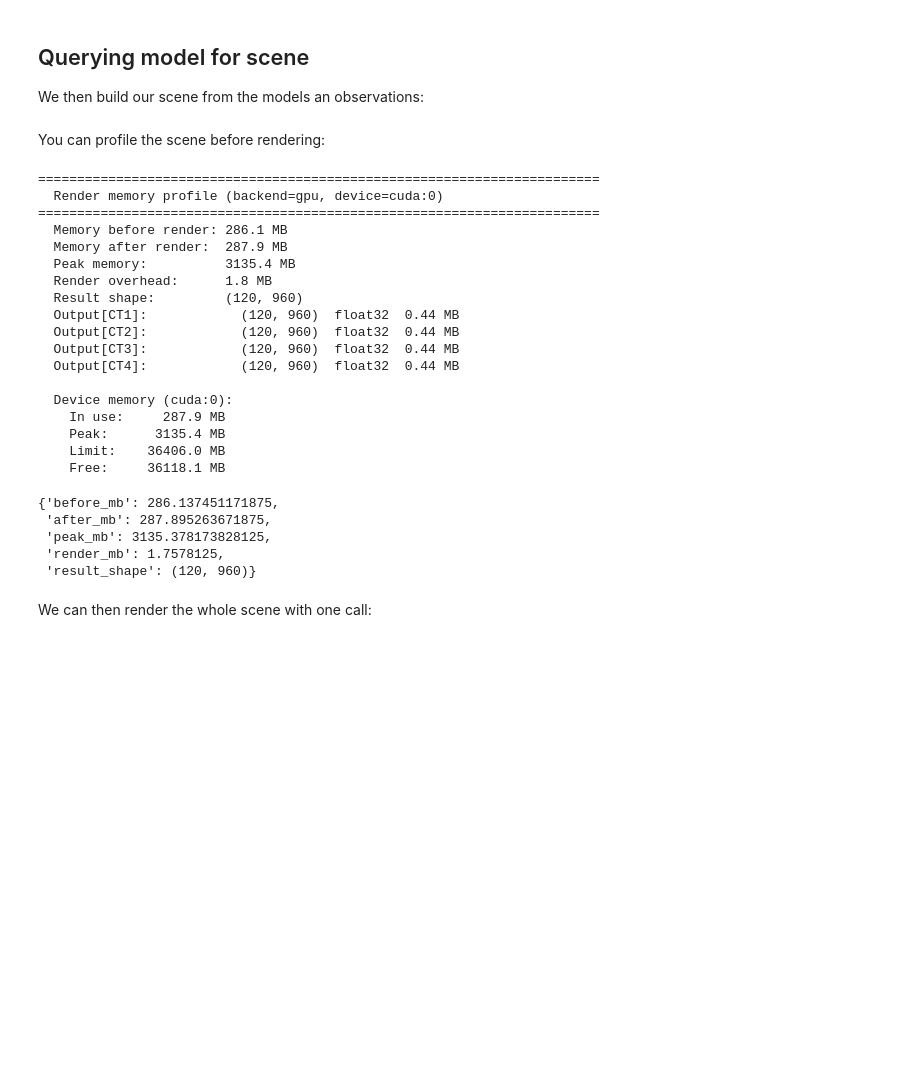
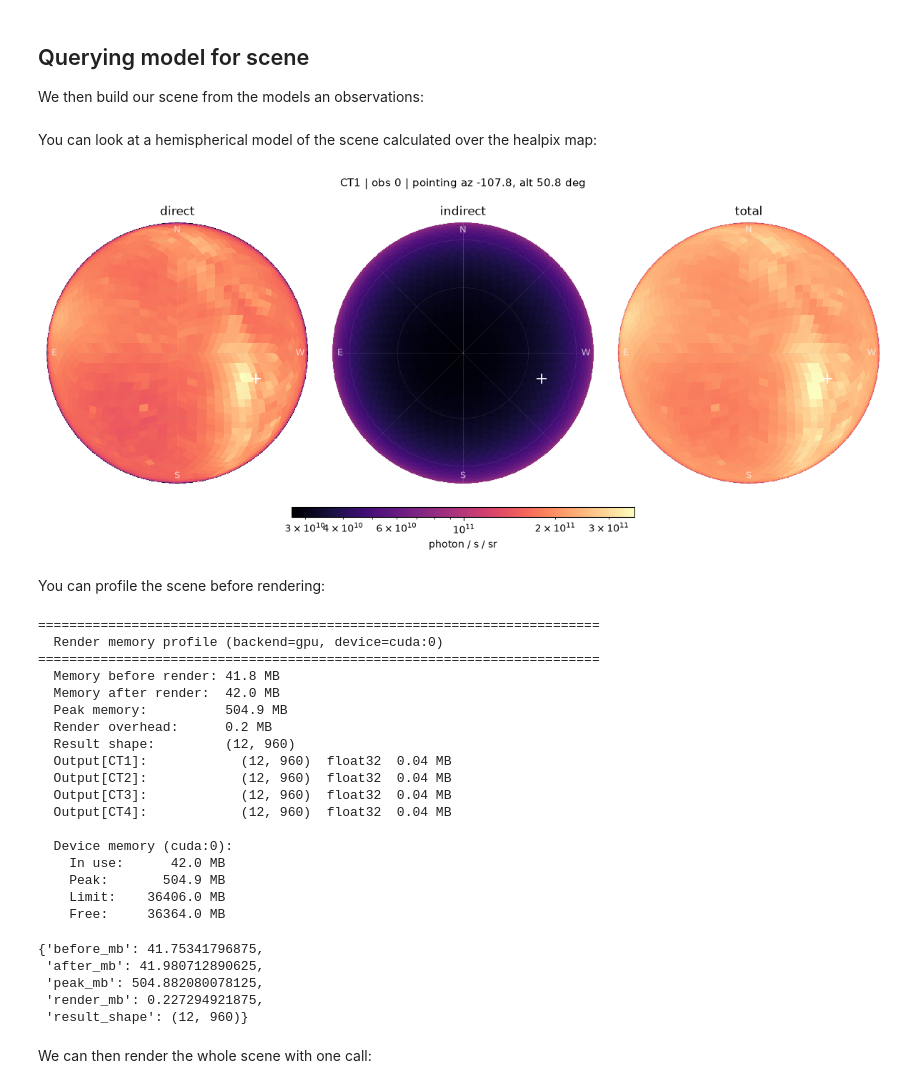
Before and after one commit to GerritRo/nyx, a Jupyter notebook: docs/examples/Example.ipynb, the cells around one changed output. Saved outputs shown, nothing was run; the diff lists cells and outputs as text; code cells hidden in the pictures; blank space fills up the shorter version.

```diff
--- a/docs/examples/Example.ipynb
+++ b/docs/examples/Example.ipynb
@@ -65,7 +67,7 @@ location_ct4 = EarthLocation.from_geodetic(
     height=1.835 * u.km,
 )
 
-times = Time("2021-06-12T02:12:16", scale="utc") + jnp.linspace(0, 30, 120) * 60 * u.s
+times = Time("2021-06-12T02:12:16", scale="utc") + jnp.linspace(0, 30, 12) * 60 * u.s
 target = SkyCoord(l=0 * u.deg, b=0 * u.deg, frame="galactic")
 
 obs_ct1 = Observation(location_ct1, times, target, geo)
@@ -79,6 +81,13 @@ observations = {"CT1": obs_ct1, "CT2": obs_ct2, "CT3": obs_ct3, "CT4": obs_ct4}
 We then build our scene from the models an observations:
 # %%
 scene = Scene.build(hess_stereo, atmosphere, sources, observations)
+# %% [markdown]
+You can look at a hemispherical model of the scene calculated over the healpix map:
+# %%
+view = scene.sky_view(instrument='CT1')
+fview = view.plot()
+# %% [output]
+[figure, added]
 # %% [markdown]
 You can profile the scene before rendering:
 # %%
@@ -89,26 +98,26 @@ profile_render(scene)
 ========================================================================
   Render memory profile (backend=gpu, device=cuda:0)
 ========================================================================
-  Memory before render: 286.1 MB
-  Memory after render:  287.9 MB
-  Peak memory:          3135.4 MB
-  Render overhead:      1.8 MB
-  Result shape:         (120, 960)
-  Output[CT1]:            (120, 960)  float32  0.44 MB
-  Output[CT2]:            (120, 960)  float32  0.44 MB
-  Output[CT3]:            (120, 960)  float32  0.44 MB
-  Output[CT4]:            (120, 960)  float32  0.44 MB
+  Memory before render: 41.8 MB
+  Memory after render:  42.0 MB
+  Peak memory:          504.9 MB
+  Render overhead:      0.2 MB
+  Result shape:         (12, 960)
+  Output[CT1]:            (12, 960)  float32  0.04 MB
+  Output[CT2]:            (12, 960)  float32  0.04 MB
+  Output[CT3]:            (12, 960)  float32  0.04 MB
+  Output[CT4]:            (12, 960)  float32  0.04 MB
 
   Device memory (cuda:0):
-    In use:     287.9 MB
-    Peak:      3135.4 MB
+    In use:      42.0 MB
+    Peak:       504.9 MB
     Limit:    36406.0 MB
-    Free:     36118.1 MB
+    Free:     36364.0 MB
-{'before_mb': 286.137451171875,
- 'after_mb': 287.895263671875,
- 'peak_mb': 3135.378173828125,
- 'render_mb': 1.7578125,
- 'result_shape': (120, 960)}
+{'before_mb': 41.75341796875,
+ 'after_mb': 41.980712890625,
+ 'peak_mb': 504.882080078125,
+ 'render_mb': 0.227294921875,
+ 'result_shape': (12, 960)}
 # %% [markdown]
 We can then render the whole scene with one call:
 # %%
```
Also changed, not shown: parts of 4 cells of this notebook, 4 other files.
